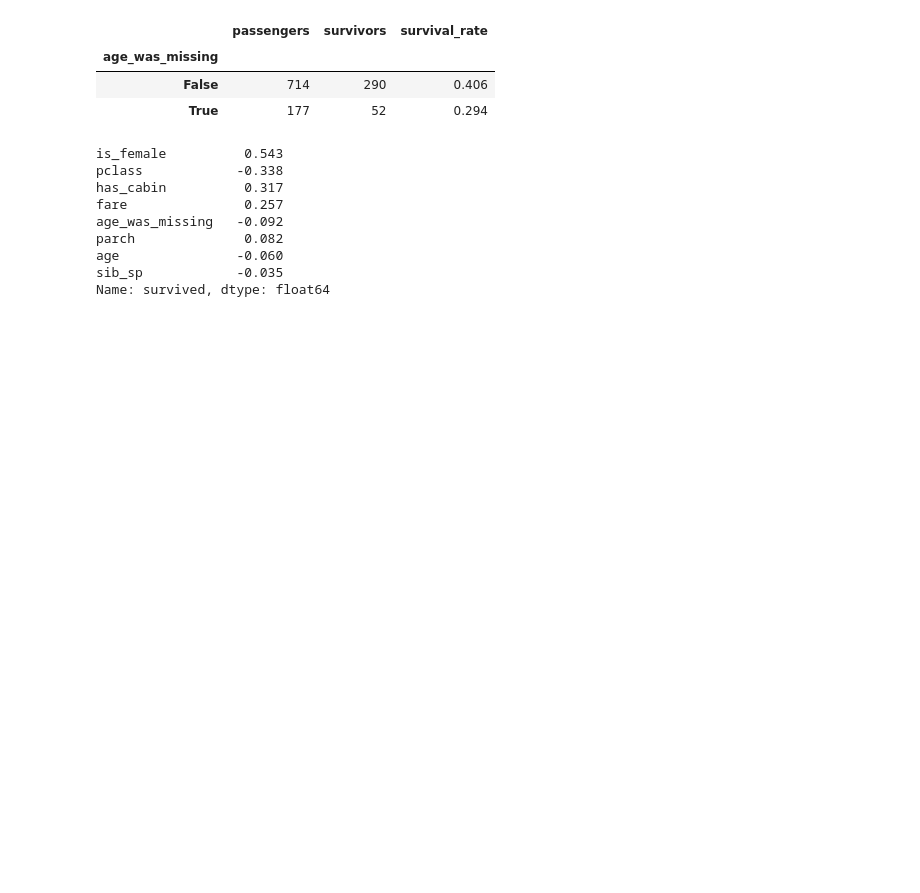
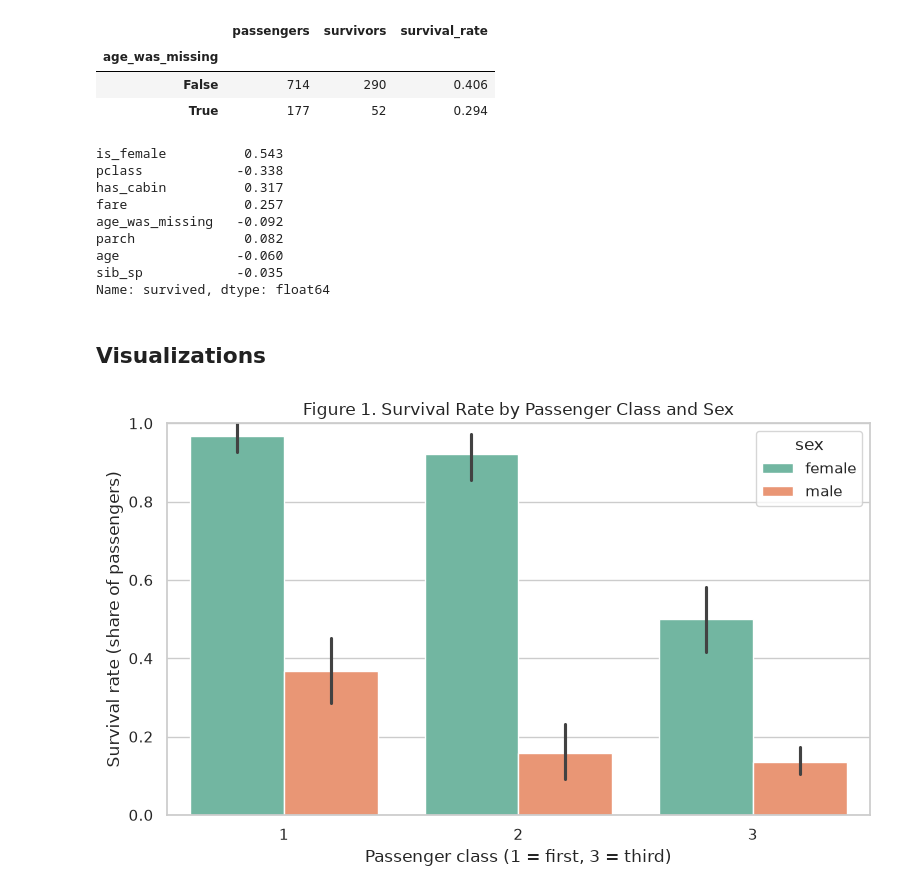
Before and after one commit to vutran-us/ai-programming-foundations-project, a Jupyter notebook: data_workflow.ipynb, the cells around one changed output. Saved outputs shown, nothing was run; the diff lists cells and outputs as text; code cells hidden in the pictures; blank space fills up the shorter version.

Commit message:
Task 7: add three labeled visualizations and save figures

```diff
--- a/data_workflow.ipynb
+++ b/data_workflow.ipynb
@@ -212,3 +212,22 @@ parch              0.082
 age               -0.060
 sib_sp            -0.035
 Name: survived, dtype: float64
+# %% [markdown]
+## Visualizations
+# %%
+from pathlib import Path
+FIGURE_DIR = Path("figures")
+FIGURE_DIR.mkdir(exist_ok=True)
+sns.set_theme(style="whitegrid")
+# %%
+fig, ax = plt.subplots(figsize=(8, 5))
+sns.barplot(data=df_clean, x="pclass", y="survived", hue="sex", palette="Set2", ax=ax)
+ax.set_title("Figure 1. Survival Rate by Passenger Class and Sex")
+ax.set_xlabel("Passenger class (1 = first, 3 = third)")
+ax.set_ylabel("Survival rate (share of passengers)")
+ax.set_ylim(0, 1)
+fig.tight_layout()
+fig.savefig(FIGURE_DIR / "fig1_survival_by_class_sex.png", dpi=150)
+plt.show()
+# %% [output]
+[figure, added]
```
Also changed, not shown: parts of 2 cells of this notebook, 3 other files.
